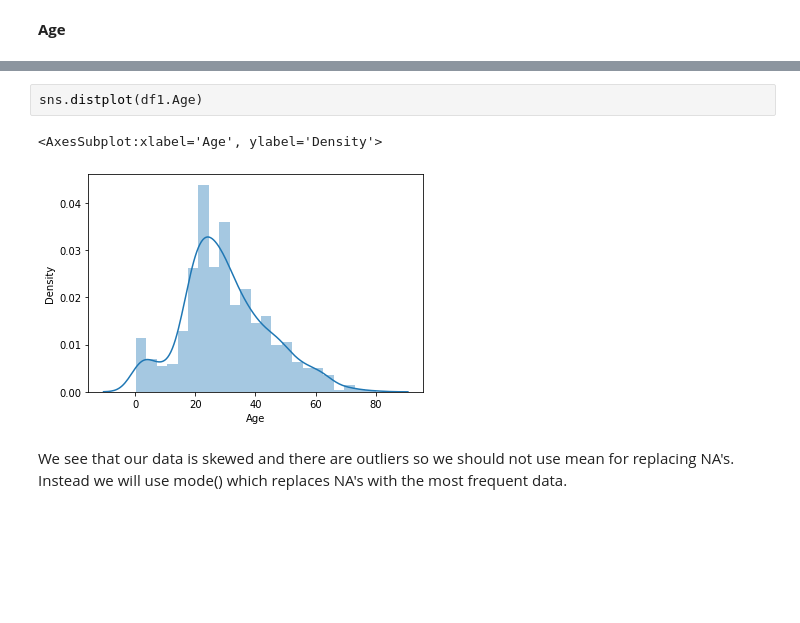
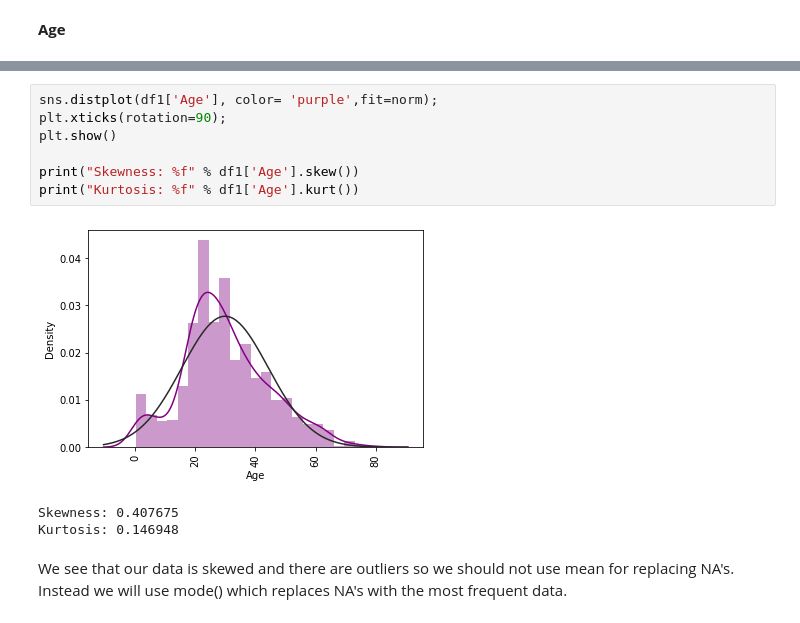
Before and after one commit to szpwski/titanic_kaggle_competition, a Jupyter notebook: Python/svm_titanic.ipynb, the cells around one changed output, grey strips where cells are left out. Drawn from its saved outputs; the diff is of its cells as text; blank space fills up the shorter version.

```diff
--- a/Python/svm_titanic.ipynb
+++ b/Python/svm_titanic.ipynb
@@ -202,9 +272,15 @@ sns.boxplot(df1.Age)
 [figure]
-# %%
-sns.distplot(df1.Age)
-# %% [output]
-<AxesSubplot:xlabel='Age', ylabel='Density'>
-[figure, removed]
+# %%
+sns.distplot(df1['Age'], color= 'purple',fit=norm);
+plt.xticks(rotation=90);
+plt.show()
+
+print("Skewness: %f" % df1['Age'].skew())
+print("Kurtosis: %f" % df1['Age'].kurt())
+# %% [output]
+[figure, added]
+Skewness: 0.407675
+Kurtosis: 0.146948
 # %% [markdown]
 We see that our data is skewed and there are outliers so we should not use mean for replacing NA's. Instead we will use mode() which replaces NA's with the most frequent data.
 # %%
```
Also changed, not shown: parts of 70 cells of this notebook.
